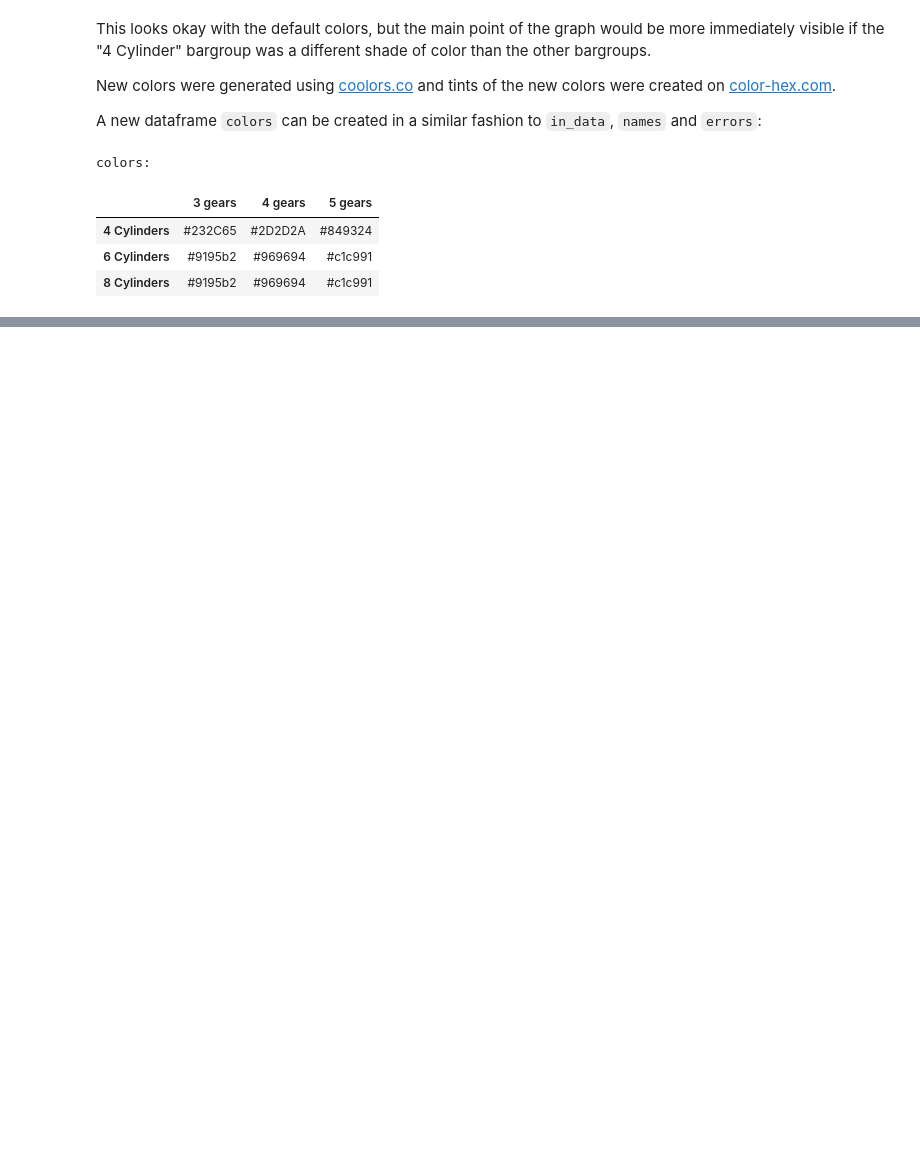
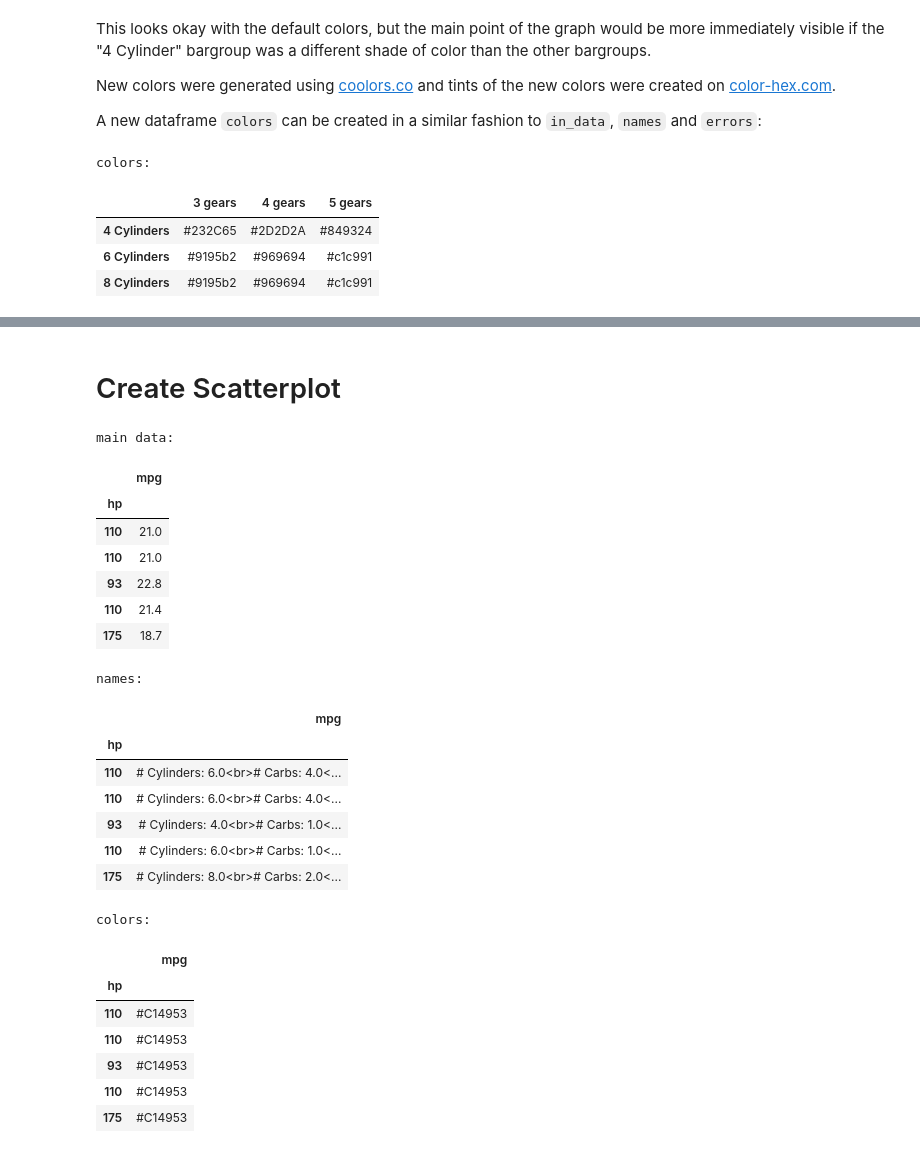
Before and after one commit to def-mycroft/rapid-plotly, a Jupyter notebook: examples/Create Example Graphs.ipynb, the cells around one changed output, grey strips where cells are left out. Saved outputs shown, nothing was run; the diff lists cells and outputs as text; code cells hidden in the pictures; blank space fills up the shorter version.

Commit message:
created functional scatterplot and wrote example

```diff
--- a/examples/Create Example Graphs.ipynb
+++ b/examples/Create Example Graphs.ipynb
@@ -225,3 +225,5 @@ fig = barplot.create_graph(**args)
 # write graph to html file
 fp = 'grouped-barplot-example.html'
 barplot.output_graph(fp, fig)
+# %% [markdown]
+# Create Scatterplot
@@ -227,0 +235,56 @@ barplot.output_graph(fp, fig)
+# %%
+# create main data
+in_data = df[['hp', 'mpg']].copy()
+in_data.set_index('hp', inplace=True)
+
+print('main data:')
+display(in_data.head())
+
+# create names
+n = (df[['cyl', 'carb', 'gear', 'wt']].apply(
+      lambda x: '# Cylinders: %s<br># Carbs: %s<br># Gears: %s<br>Weight: %s' % (x['cyl'], x['carb'],
+                                                                                   x['gear'], x['wt']),
+      axis=1
+    )
+  ).copy()
+
+n = n.rename('mpg')
+
+names = in_data.reset_index().copy()
+names['mpg'] = n
+names.set_index('hp', inplace=True)
+
+print('names: ')
+display(names.head())
+
+# create colors
+colors = in_data.copy()
+colors.loc[:, :] = '#C14953'
+
+print('colors: ')
+display(colors.head())
+# %% [output]
+main data:
+|  | mpg |
+| hp |  |
+| 110 | 21.0 |
+| 110 | 21.0 |
+| 93 | 22.8 |
+| 110 | 21.4 |
+| 175 | 18.7 |
+names:
+|  | mpg |
+| hp |  |
+| 110 | # Cylinders: 6.0<br># Carbs: 4.0<... |
+| 110 | # Cylinders: 6.0<br># Carbs: 4.0<... |
+| 93 | # Cylinders: 4.0<br># Carbs: 1.0<... |
+| 110 | # Cylinders: 6.0<br># Carbs: 1.0<... |
+| 175 | # Cylinders: 8.0<br># Carbs: 2.0<... |
+colors:
+|  | mpg |
+| hp |  |
+| 110 | #C14953 |
+| 110 | #C14953 |
+| 93 | #C14953 |
+| 110 | #C14953 |
+| 175 | #C14953 |
```
Also changed, not shown: parts of 8 cells of this notebook, 4 other files.
